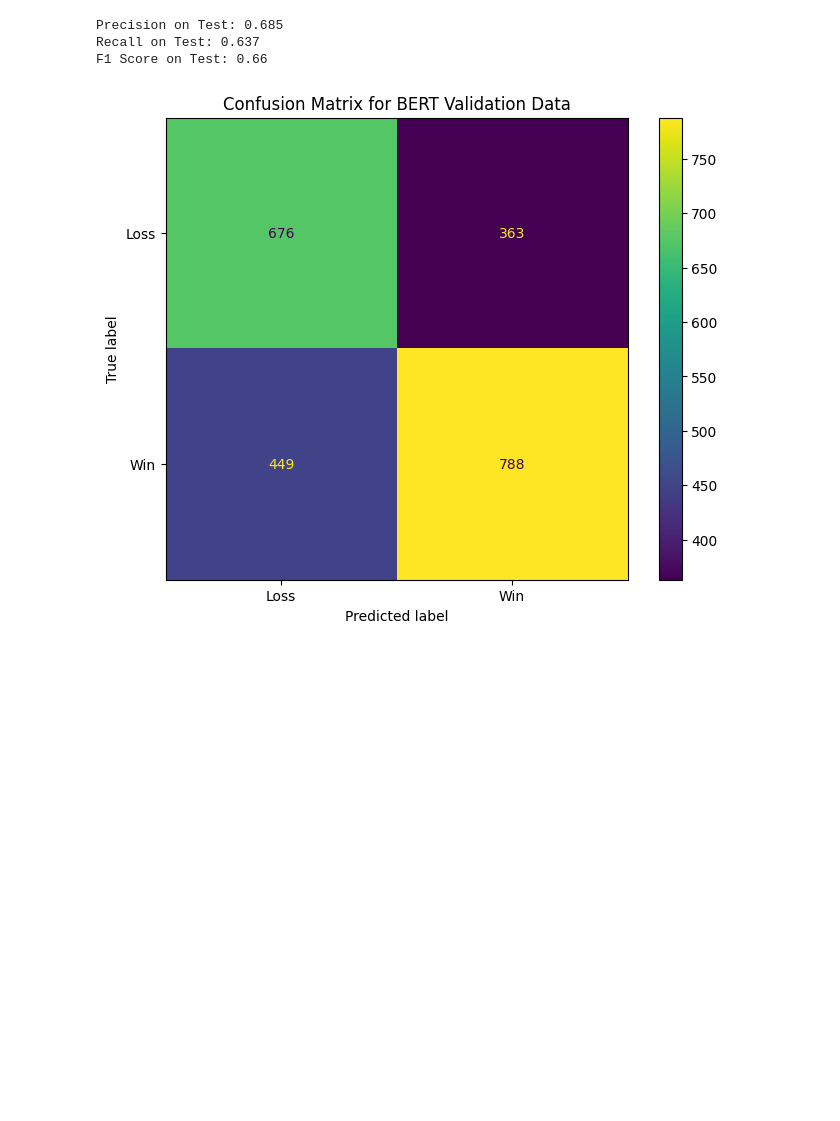
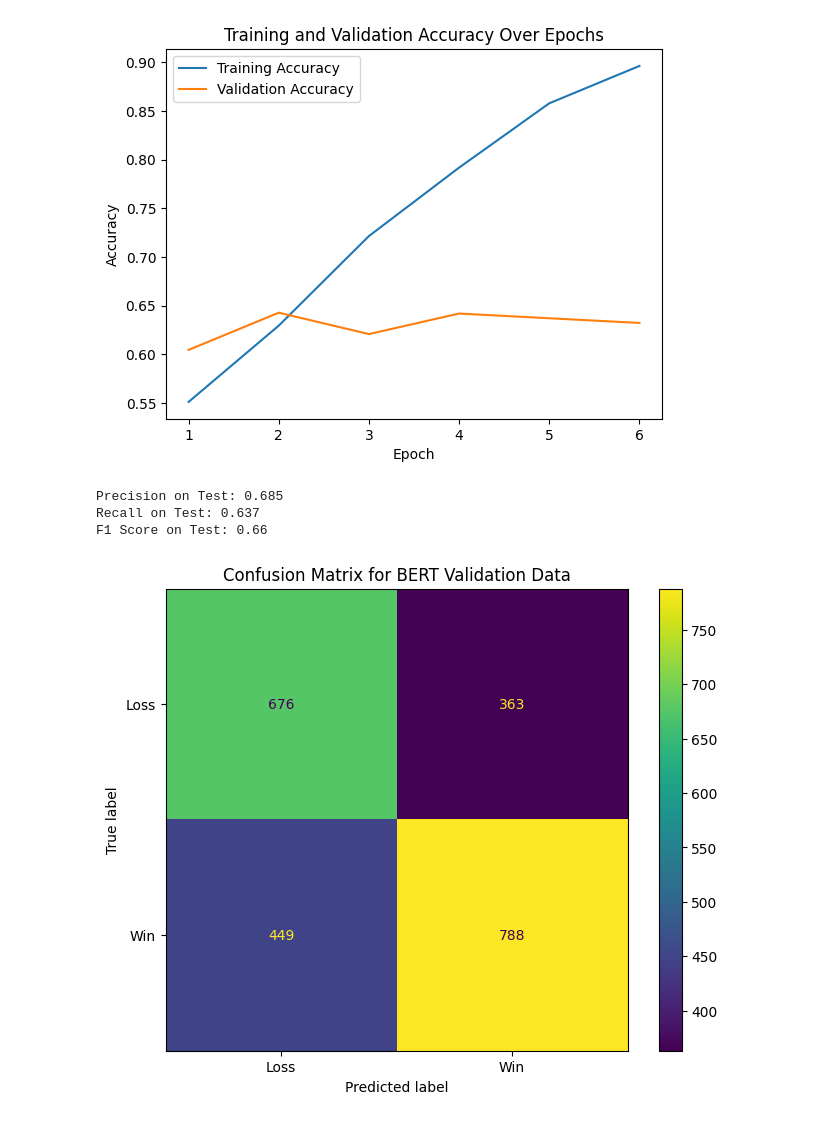
Before and after one commit to tulane-cmps6730/project-reddit, a Jupyter notebook: notebooks/New_Bert.ipynb, the cells around one changed output. Saved outputs shown, nothing was run; the diff lists cells and outputs as text; code cells hidden in the pictures; blank space fills up the shorter version.

```diff
--- a/notebooks/New_Bert.ipynb
+++ b/notebooks/New_Bert.ipynb
@@ -88,3 +123,18 @@ Training completed.
+# %%
+epochs = range(1, total_epochs + 1)
+plt.plot(epochs, train_accuracy_list, label='Training Accuracy')
+plt.plot(epochs, val_accuracy_list, label='Validation Accuracy')
+plt.xlabel('Epoch')
+plt.ylabel('Accuracy')
+plt.title('Training and Validation Accuracy Over Epochs')
+plt.legend()
+
+
+plt.savefig('bert_accuracy_plot.png')
+
+plt.show()
+# %% [output]
+[figure, added]
 # %%
 model.eval()
 predictions, true_labels = [], []
```
Also changed, not shown: parts of 3 cells of this notebook, 6 other files.
